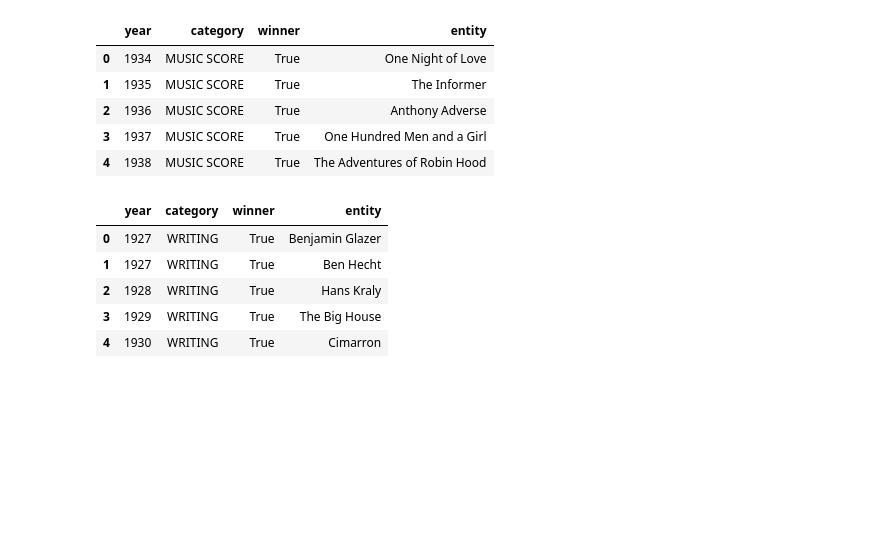
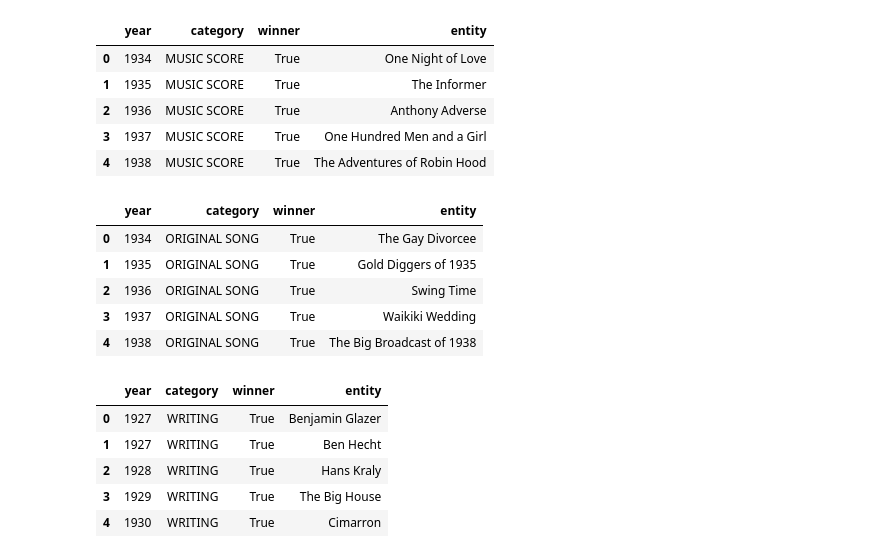
Before and after one commit to LJeanParrish/Oscars-Ratings-and-Films-Oh-Py, a Jupyter notebook: Cleaned Data.ipynb, the cells around one changed output. Cells and saved outputs as stored; diff of their text form; code cells hidden in the pictures; blank space fills up the shorter version.

```diff
--- a/Cleaned Data.ipynb
+++ b/Cleaned Data.ipynb
@@ -145,6 +166,17 @@ music_score.head()
 | 2 | 1936 | MUSIC SCORE | True | Anthony Adverse |
 | 3 | 1937 | MUSIC SCORE | True | One Hundred Men and a Girl |
 | 4 | 1938 | MUSIC SCORE | True | The Adventures of Robin Hood |
+# %%
+original_song = winner_db.loc[winner_db['category'] == 'ORIGINAL SONG', :]
+original_song = original_song.reset_index(drop=True)
+original_song.head()
+# %% [output]
+|  | year | category | winner | entity |
+| 0 | 1934 | ORIGINAL SONG | True | The Gay Divorcee |
+| 1 | 1935 | ORIGINAL SONG | True | Gold Diggers of 1935 |
+| 2 | 1936 | ORIGINAL SONG | True | Swing Time |
+| 3 | 1937 | ORIGINAL SONG | True | Waikiki Wedding |
+| 4 | 1938 | ORIGINAL SONG | True | The Big Broadcast of 1938 |
 # %%
 writing = winner_db.loc[winner_db['category'] == 'WRITING', :]
 writing = writing.reset_index(drop=True)
```
Also changed, not shown: parts of 17 cells of this notebook.
